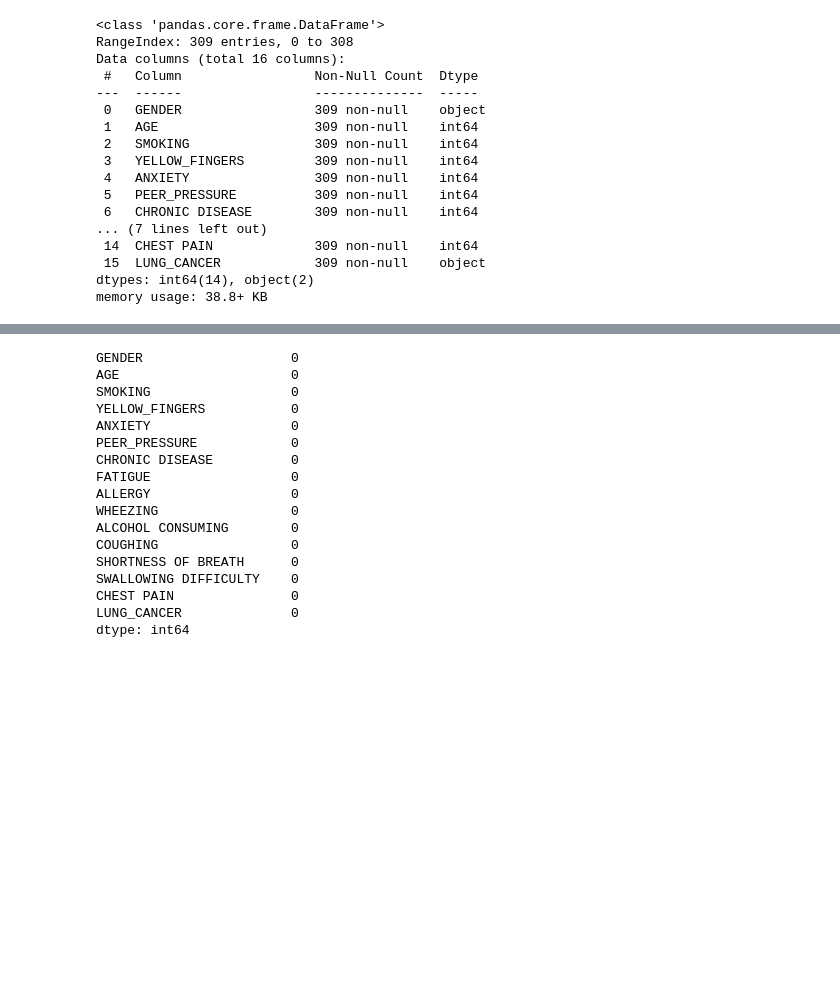
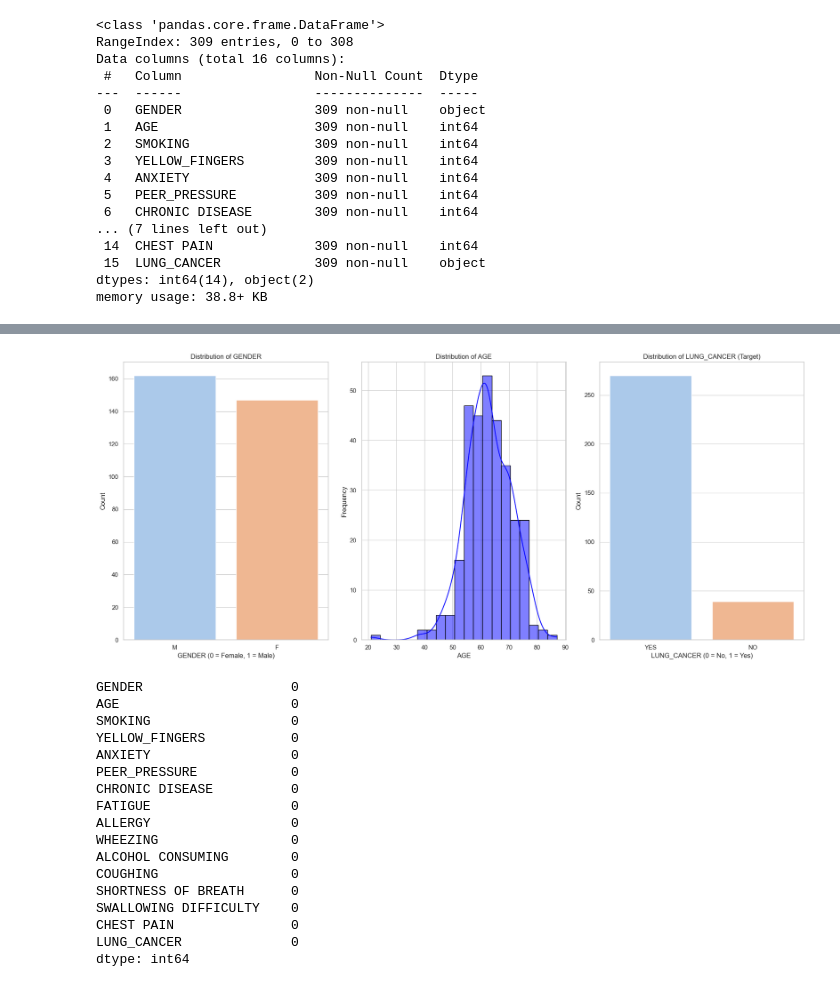
Before and after one commit to juan-dio/rnn-lung-cancer-classification, a Jupyter notebook: model/model_training.ipynb, the cells around one changed output, grey strips where cells are left out. Saved outputs shown, nothing was run; the diff lists cells and outputs as text; code cells hidden in the pictures; blank space fills up the shorter version.

```diff
--- a/model/model_training.ipynb
+++ b/model/model_training.ipynb
@@ -50,3 +68,35 @@ memory usage: 38.8+ KB
+# %%
+# Set plot style
+sns.set(style="whitegrid")
+
+# Distribution of GENDER, AGE and LUNG_CANCER
+plt.figure(figsize=(18, 8))
+
+# Distribution of GENDER
+plt.subplot(1, 3, 1)
+sns.countplot(x='GENDER', data=df, palette='pastel', hue='GENDER')
+plt.title("Distribution of GENDER")
+plt.xlabel("GENDER (0 = Female, 1 = Male)")
+plt.ylabel("Count")
+
+# AGE distribution
+plt.subplot(1, 3, 2)
+sns.histplot(df['AGE'], kde=True, bins=20, color='blue', edgecolor='black')
+plt.title("Distribution of AGE")
+plt.xlabel("AGE")
+plt.ylabel("Frequency")
+
+# LUNG_CANCER distribution
+plt.subplot(1, 3, 3)
+sns.countplot(x='LUNG_CANCER', data=df, palette='pastel', hue='LUNG_CANCER')
+plt.title("Distribution of LUNG_CANCER (Target)")
+plt.xlabel("LUNG_CANCER (0 = No, 1 = Yes)")
+plt.ylabel("Count")
+
+plt.tight_layout()
+plt.show()
+# %% [output]
+[figure, added]
 # %%
 # Missing value check
 print(df.isnull().sum())
```
Also changed, not shown: parts of 27 cells of this notebook, 1 other file.
